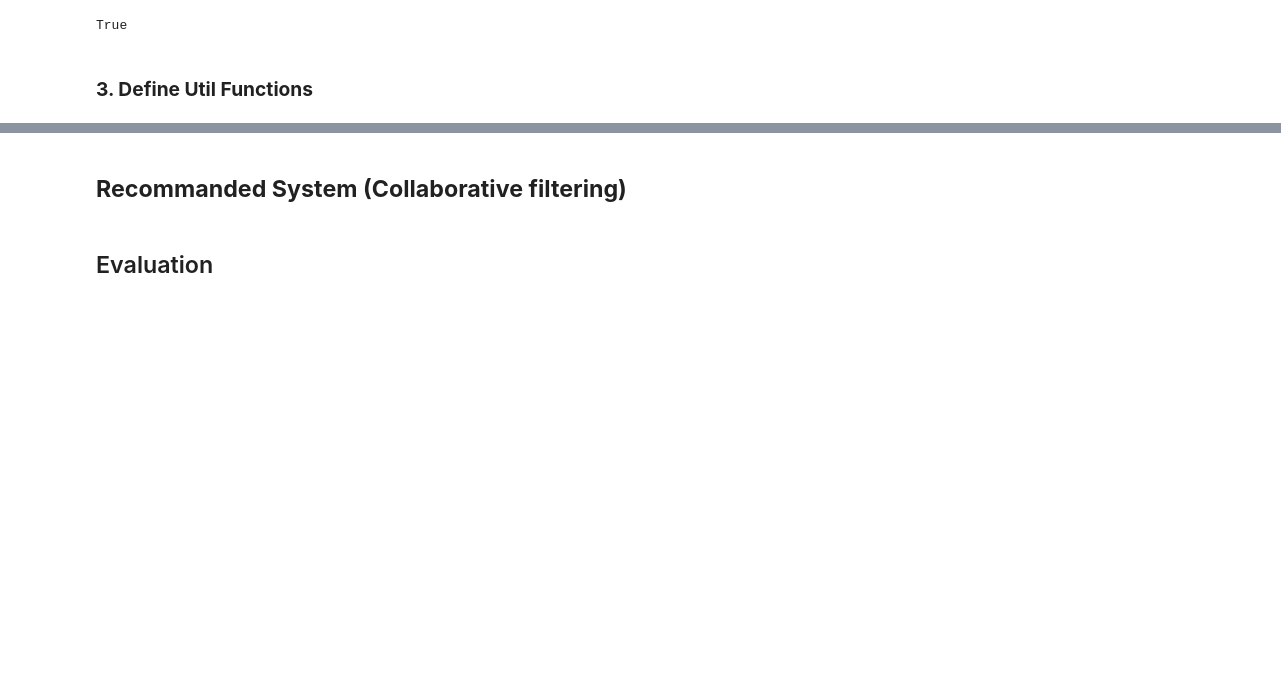
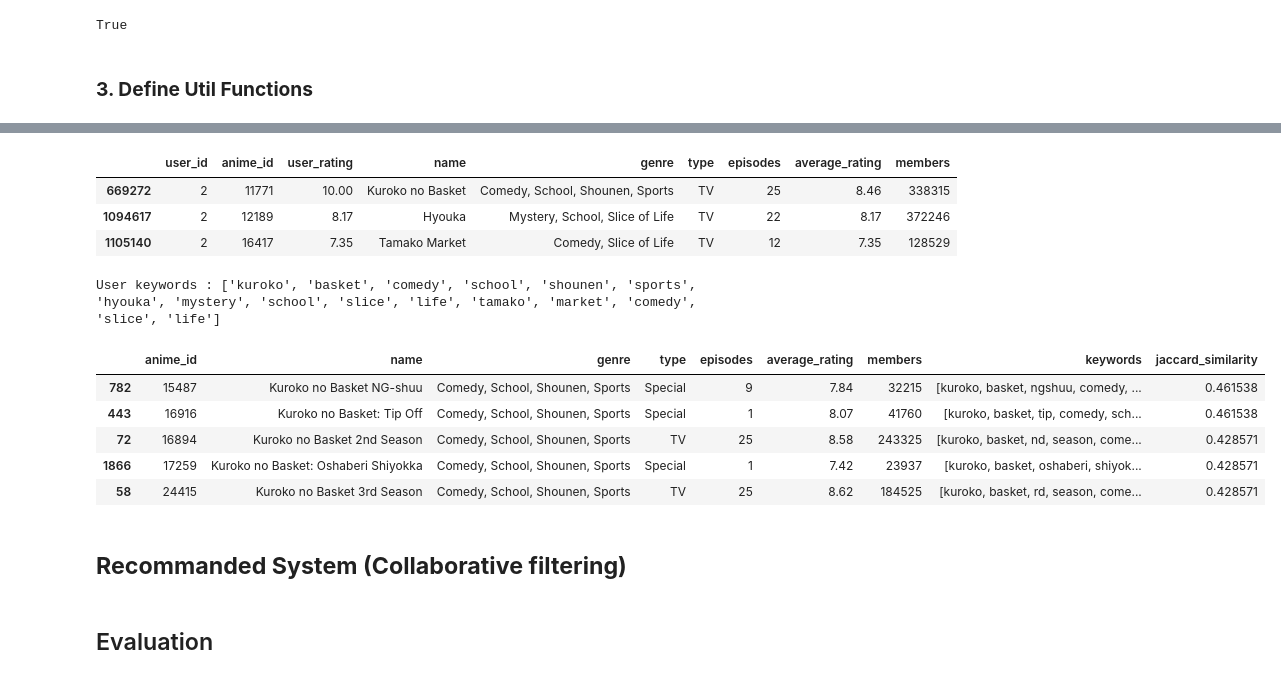
Before and after one commit to phukphoom/anime-recommander-system, a Jupyter notebook: AnimeRecommenderSystem/anime.ipynb, the cells around one changed output, grey strips where cells are left out. Cells and saved outputs as stored; diff of their text form; code cells hidden in the pictures; blank space fills up the shorter version.

Commit message:
chore: refector content-based filtering

```diff
--- a/AnimeRecommenderSystem/anime.ipynb
+++ b/AnimeRecommenderSystem/anime.ipynb
@@ -488,6 +399,0 @@ ctb_rating_user_merged_df
-# %%
-user_keywords = [
-    keyword for keywords in ctb_rating_user_merged_df['keywords'].tolist() for keyword in keywords
-]
-
-print(f'\n{PRINT_COLOR_CODE.FAIL}List of user keywords : {PRINT_COLOR_CODE.WARNING}{user_keywords}{PRINT_COLOR_CODE.ENDC}')
@@ -496,5 +399,0 @@ List of user keywords : ['naruto', 'action', 'comedy', 'martial', 'arts', 'shoun
-# %%
-ctb_anime_df['jaccard_similarity'] = ctb_anime_df.apply(
-    lambda x: jaccard_similarity(user_keywords, x['keywords']), axis=1)
-
-ctb_anime_df
@@ -514,0 +402,22 @@ ctb_anime_df
+# %%
+class ContentBasedFiltering:
+    def __init__(self, ctb_user_rating_merged_df, ctb_anime_df):
+        self.user_rating_merged_df = ctb_user_rating_merged_df.copy()
+        self.anime_df = ctb_anime_df[~ctb_anime_df['anime_id'].isin(
+            self.user_rating_merged_df['anime_id'])].copy()
+
+    def suggest(self, n):
+        self.anime_df['keywords'] = self.anime_df.apply(
+            lambda x: get_keywords(x['name']) + get_keywords(x['genre']), axis=1)
+        self.user_rating_merged_df['keywords'] = self.user_rating_merged_df.apply(
+            lambda x: get_keywords(x['name']) + get_keywords(x['genre']), axis=1)
+
+        user_keywords = [
+            keyword for keywords in self.user_rating_merged_df['keywords'].tolist() for keyword in keywords
+        ]
+        print(f'\n{PRINT_COLOR_CODE.FAIL}User keywords : {PRINT_COLOR_CODE.WARNING}{user_keywords}{PRINT_COLOR_CODE.ENDC}')
+
+        self.anime_df['jaccard_similarity'] = self.anime_df.apply(
+            lambda x: jaccard_similarity(user_keywords, x['keywords']), axis=1)
+
+        return self.anime_df.sort_values(by='jaccard_similarity', ascending=False).head(n)
@@ -530,0 +430,3 @@ ctb_anime_df.sort_values(by='jaccard_similarity', ascending=False).head(10)
+# %%
+core = ContentBasedFiltering(
+    rating_merged_df[rating_merged_df['user_id'] == 2], anime_df)
@@ -531,3 +449,20 @@ ctb_anime_df.sort_values(by='jaccard_similarity', ascending=False).head(10)
+# %%
+core.user_rating_merged_df
+# %% [output]
+|  | user_id | anime_id | user_rating | name | genre | type | episodes | average_rating | members |
+| 669272 | 2 | 11771 | 10.00 | Kuroko no Basket | Comedy, School, Shounen, Sports | TV | 25 | 8.46 | 338315 |
+| 1094617 | 2 | 12189 | 8.17 | Hyouka | Mystery, School, Slice of Life | TV | 22 | 8.17 | 372246 |
+| 1105140 | 2 | 16417 | 7.35 | Tamako Market | Comedy, Slice of Life | TV | 12 | 7.35 | 128529 |
+# %%
+core.suggest(5)
+# %% [output]
+User keywords : ['kuroko', 'basket', 'comedy', 'school', 'shounen', 'sports', 'hyouka', 'mystery', 'school', 'slice', 'life', 'tamako', 'market', 'comedy', 'slice', 'life']
+|  | anime_id | name | genre | type | episodes | average_rating | members | keywords | jaccard_similarity |
+| 782 | 15487 | Kuroko no Basket NG-shuu | Comedy, School, Shounen, Sports | Special | 9 | 7.84 | 32215 | [kuroko, basket, ngshuu, comedy, ... | 0.461538 |
+| 443 | 16916 | Kuroko no Basket: Tip Off | Comedy, School, Shounen, Sports | Special | 1 | 8.07 | 41760 | [kuroko, basket, tip, comedy, sch... | 0.461538 |
+| 72 | 16894 | Kuroko no Basket 2nd Season | Comedy, School, Shounen, Sports | TV | 25 | 8.58 | 243325 | [kuroko, basket, nd, season, come... | 0.428571 |
+| 1866 | 17259 | Kuroko no Basket: Oshaberi Shiyokka | Comedy, School, Shounen, Sports | Special | 1 | 7.42 | 23937 | [kuroko, basket, oshaberi, shiyok... | 0.428571 |
+| 58 | 24415 | Kuroko no Basket 3rd Season | Comedy, School, Shounen, Sports | TV | 25 | 8.62 | 184525 | [kuroko, basket, rd, season, come... | 0.428571 |
 # %% [markdown]
 ## **Recommanded System (Collaborative filtering)**
 # %% [markdown]
```
Also changed, not shown: parts of 18 cells of this notebook, 1 other file.
